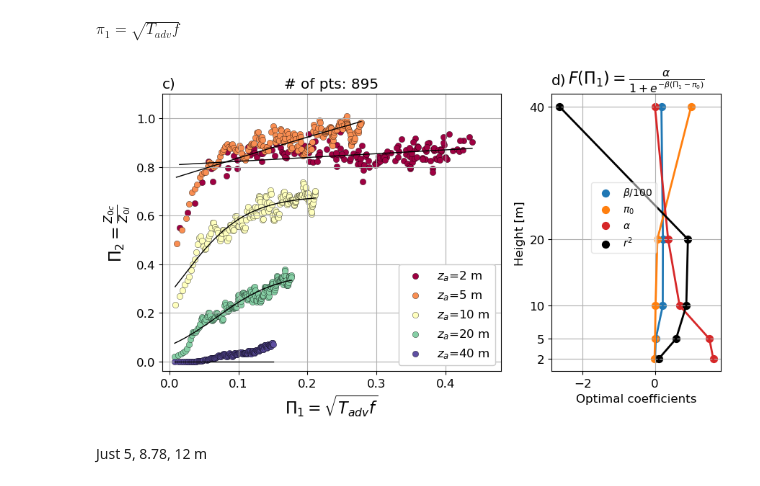
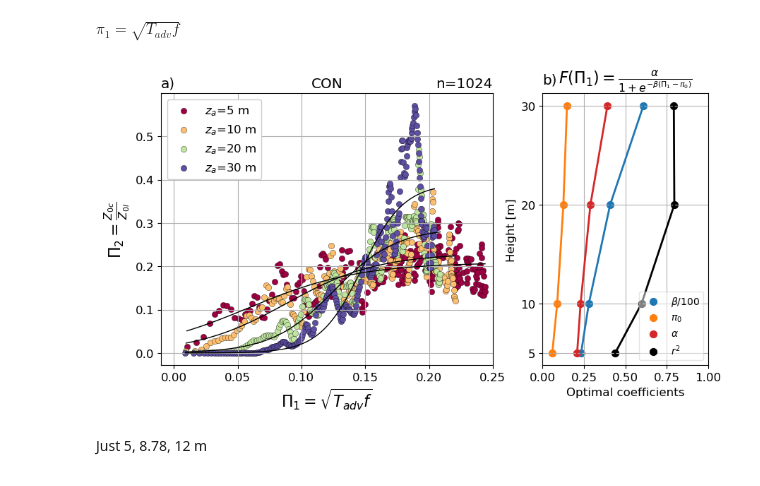
Before and after one commit to jameshlywiak/ABL-surface-layer, a Jupyter notebook: umn_LES.ipynb, the cells around one changed output. Saved outputs shown, nothing was run; the diff lists cells and outputs as text; code cells hidden in the pictures.

```diff
--- a/umn_LES.ipynb
+++ b/umn_LES.ipynb
@@ -83,9 +86,9 @@ f = 2*np.sin(36.8*np.pi/180)*(7.29e-5)
 
 wsp = (ds.U**2 + ds.V**2 + ds.W**2)**(1/2)
 hwsp = (ds.U**2 + ds.V**2)**(1/2)
-ust = (ds.UpWp**2 + ds.VpWp**2)**(1/4)
-wst3 = (ds.Height*g*ds.WpTp / ds.T)**(1)
-Lob = -(ds.T*ust**3) / (vonk*g*ds.WpTp)
+ust = (ds.UPWP**2 + ds.VPWP**2)**(1/4)
+wst3 = (ds.Height*g*ds.WPTP / ds.T)**(1)
+Lob = -(ds.T*ust**3) / (vonk*g*ds.WPTP)
 zL = ds.Height / Lob
 Tadv = np.tile(ds.X_coast.values, (len(ds.Height.values), 1)) / ds.U.values
 gamma = calc.first_derivative(ds.T)
@@ -130,3 +133,8 @@ Data variables: (12/21)
+# %%
+if save_str == 'Con':
+    ds_con = ds.copy()
+elif save_str == 'Neu':
+    ds_neu = ds.copy()
 # %% [markdown]
 # Functions
 # %%
@@ -388,6 +453,12 @@ if saveplt == 1:
 Figure
 # %%
 saveplt = 1
+
+save_str = 'Neu'
+if save_str == 'Con':
+    ds = ds_con
+elif save_str == 'Neu':
+    ds = ds_neu
 
 fig, ax = plt.subplots(2,1, figsize=(6,6), sharex=True, sharey=True)
 ax = ax.flatten()
@@ -415,7 +486,7 @@ plt.clabel(c3, inline=True, fmt='%.e')
 for n,axis in enumerate(ax):
     axis.set_ylim([0, 150])
     axis.set_xlabel('')
-    if 'conv' in save_str:
+    if 'Neu' in save_str:
         axis.set_title(alph[n], loc='left')
         axis.set_ylabel('Height [m]')
     else:
@@ -1127,21 +1198,28 @@ def loss_sqrt(params, x, y):
 # %%
 ## select heights
 plt.rcParams.update({'font.size': 12})
-saveplt = 1
+saveplt = 0
 
-qheight = [2, 5, 10, 20, 40]
-mask = (ds.X_coast >= 0) & (ds.X_coast <= 1400) & (ds.z0<1000) & (ds.z0>=1e-10) #& (ds.zL<=0.1) & (ds.zL>=-0.1)
+save_str = 'Con'
+if save_str == 'Con':
+    ds = ds_con
+elif save_str == 'Neu':
+    ds = ds_neu
+
+qheight = [5, 10, 20, 30]
+mask = (ds.X_coast >= 0) & (ds.X_coast <= 2000) & (ds.z0<1000) & (ds.z0>=1e-10) #& (ds.zL<=0.1) & (ds.zL>=-0.1)
 
 X, Z = np.meshgrid(ds.X_coast, ds.Height)
 
 tke = ds.TKE
-tadv = (X/ds.hwsp)
+tadv = (X/ds.wsp)
 z0_land = 1
 z0_water = 1e-5
 f = 2*np.sin(36.8*np.pi/180)*(7.29e-5)
 
 pi1 = (np.sqrt(tadv*f)).where(mask, drop=True)
 pi2 = (ds.z0/z0_land).where(mask, drop=True)
+#pi2 = ((ds.z0 - z0_land)/np.abs(z0_land - z0_water)).where(mask, drop=True)
 
 N = len(qheight)
 cmap = cm.Spectral
@@ -1149,8 +1227,8 @@ colors = cmap(np.linspace(0, 1, N))
 
 #lower_bounds = np.array([0, -0.5, 0]) # conv
 #upper_bounds = np.array([100, 1, 1.8]) # conv
-lower_bounds = np.array([0, -0.01, 0])
-upper_bounds = np.array([100, 1, 1.8]) # other
+lower_bounds = np.array([0, -1, 0])
+upper_bounds = np.array([100, 1, 100]) # other
 bds = Bounds(lb=lower_bounds, ub=upper_bounds)
 #lower_bounds = np.array([0, -20, -10, -10])
 #upper_bounds = np.array([20, 30, 2, 10])
@@ -1165,13 +1243,13 @@ old_opts = np.array([
     [6, 1, -4, 0],
 ])
 opts = np.array([
-    [20, 0, 0.2],
-    [20, 0, 1],
-    [20, 0, 1],
-    [20, 0, 1],
-    [20, 0, 1],
-    [20, 0.1, 1],
-    [20, 0.1, 1],
+    [1, 0, 0.2],
+    [1, 0, 1],
+    [1, 0, 1],
+    [1, 0, 1],
+    [1, 0, 1],
+    [1, 0.1, 1],
+    [1, 0.1, 1],
 ])
 
 opts = np.ones((N,3))
@@ -1192,7 +1270,7 @@ for q,h in enumerate(qheight):
 
     ## Fit the model to the data
     #initial_guess = [h/(z0_land-z0_water), 1/h, 2]  # Initial guesses for the parameters a and b
-    initial_guess = opts[q]  # Initial guesses for the parameters a and b
+    initial_guess = opts[0]  # Initial guesses for the parameters a and b
     kwargs = {'maxfev': 10000, 'bounds': (lower_bounds, upper_bounds)}
     #popt[q,:], pcov = curve_fit(logistic, xdata, ydata, p0=initial_guess, **kwargs)
 
@@ -1216,7 +1294,8 @@ for q,h in enumerate(qheight):
     result = log_model.fit(ydata, params, x=xdata)
     popt[q,:] = np.array([result.best_values['k'], result.best_values['x0'], result.best_values['L']])
     r2[q] = result.rsquared
-    print(result.fit_report())'''
+    print(result.fit_report())
+    '''
 
     # Extract the optimal parameters
     #print(f"z={h} optimal parameters: k = {popt[q,0]:.2f}, x0 = {popt[q,1]:.2f}, L = {popt[q,2]:.2f}")
@@ -1226,49 +1305,54 @@ for q,h in enumerate(qheight):
     #ax[0].plot(xpts, logistic(xpts, *popt[q,:]), color='k', lw=1)
     #ax[0].plot(xpts, tanh(xpts, *popt[q,:]), color='k', lw=1)
 
-ax[0].set_title(f'# of pts: {count}')
+ax[0].set_title(f'n={count}', loc='right')
+ax[0].set_title(f'{save_str.upper()}', loc='center')
 ax[0].set_xlabel(r'$\Pi_1=\sqrt{T_{adv}f}$', fontsize=16)
 ax[0].set_ylabel(r'$\Pi_2=\frac{Z_{0c}}{Z_{0l}}$', fontsize=16)
 
 #ax[0].set_yscale('log')
-ax[0].set_xlim([-0.01, 0.48])
-ax[0].set_ylim([-0.04, 1.1])
-ax[0].legend(ncol=1, framealpha=1, fontsize='medium', loc='lower right')
+ax[0].set_xlim([-0.01, 0.25])
+#ax[0].set_ylim([-0.04, 1.1])
+ax[0].legend(ncol=1, framealpha=1, fontsize='medium', loc='best')
 
 ### plot coefficients
 labels = [r'$\beta$/100', r'$\pi_0$', r'$\alpha$']
 colors = ['C0', 'C1', 'C3']
 #alph = ['Amplitude', 'Shear', 'Intercept', 'Translation']
 
 for n in range(3):
     if n==2:
         ax[1].plot(popt[:,n], qheight, label=f'_{labels[n]}', lw=2, c=colors[n])
         ax[1].scatter(popt[:,n], qheight, label=f'{labels[n]}', s=50, c=colors[n])
     elif n==1:
-        ax[1].plot(popt[:,n], qheight, label=f'_{labels[n]}', lw=2, c=colors[n])
-        ax[1].scatter(popt[:,n], qheight, label=f'{labels[n]}', s=50, c=colors[n])
+        ax[1].plot(popt[:,n]*1, qheight, label=f'_{labels[n]}', lw=2, c=colors[n])
+        ax[1].scatter(popt[:,n]*1, qheight, label=f'{labels[n]}', s=50, c=colors[n])
     elif n==0:
         ax[1].plot(popt[:,n]/100, qheight, label=f'_{labels[n]}', lw=2, c=colors[n])
         ax[1].scatter(popt[:,n]/100, qheight, label=f'{labels[n]}', s=50, c=colors[n])
 ax[1].plot(r2, qheight, lw=2, color='k', label=r'_$r^2$')
 ax[1].scatter(r2, qheight, s=50, c='k', label=r'$r^2$')
 
 ax[1].grid()
+if 'CON' in save_str.upper():
+    #ax[1].set_ylim([0, 60])
+    ax[1].set_xlim([0, 1])
 ax[1].set_ylabel('Height [m]')
 ax[1].set_xlabel('Optimal coefficients')
 ax[1].set_title(r'$F(\Pi_1)=\frac{\alpha}{1+e^{-\beta (\Pi_1-\pi_0)}}$', fontsize=16)
 #ax.set_title(r'$\pi_2=f(\pi_1)=c-a*tanh(b\pi_1-d)$')
-ax[1].legend(fontsize='small', bbox_to_anchor=(0.65, 0.7), framealpha=0.5)
+ax[1].legend(fontsize='small', #bbox_to_anchor=(0.65, 0.7),
+             framealpha=0.5, loc='best')
 ax[1].set_yticks(qheight)
 
-ax[0].set_title('c)', loc='left')
-ax[1].set_title('d)', loc='left')
+ax[0].set_title('a)', loc='left')
+ax[1].set_title('b)', loc='left')
 
 if saveplt == 1:
     fig.savefig(f'figures/z0_pi_sim_tadvf_{save_str}.png', dpi=200, bbox_inches='tight')
     fig.savefig(f'figures/z0_pi_sim_tadvf_{save_str}.pdf', bbox_inches='tight')
 # %% [output]
-[figure, old version]
+[figure, new version]
 # %% [markdown]
 Just 5, 8.78, 12 m
 # %%
```
Also changed, not shown: parts of 13 cells of this notebook, 2 other files.
